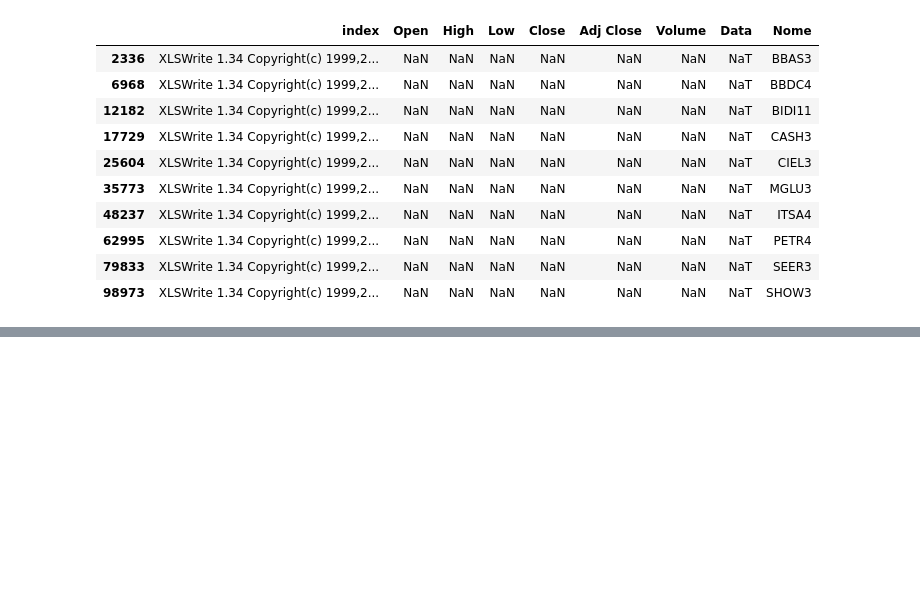
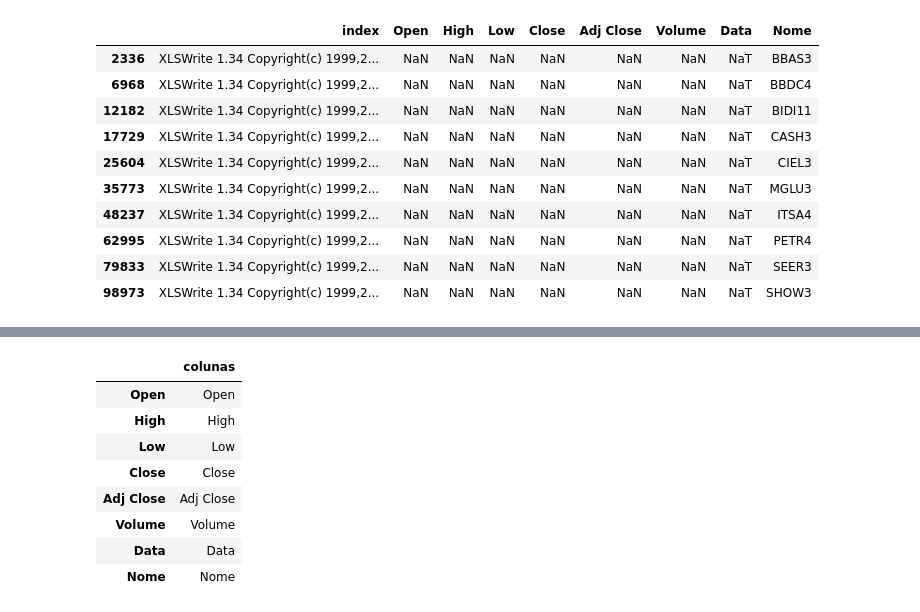
Before and after one commit to renannevesr/ETL, a Jupyter notebook: Acoes.ipynb, the cells around one changed output, grey strips where cells are left out. Saved outputs shown, nothing was run; the diff lists cells and outputs as text; code cells hidden in the pictures; blank space fills up the shorter version.

```diff
--- a/Acoes.ipynb
+++ b/Acoes.ipynb
@@ -159,0 +191,13 @@ cota_final.loc[filtro]
+# %%
+del colunas_cota_final[0]
+colunas_cota_final
+# %% [output]
+|  | colunas |
+| Open | Open |
+| High | High |
+| Low | Low |
+| Close | Close |
+| Adj Close | Adj Close |
+| Volume | Volume |
+| Data | Data |
+| Nome | Nome |
```
Also changed, not shown: parts of 12 cells of this notebook.
